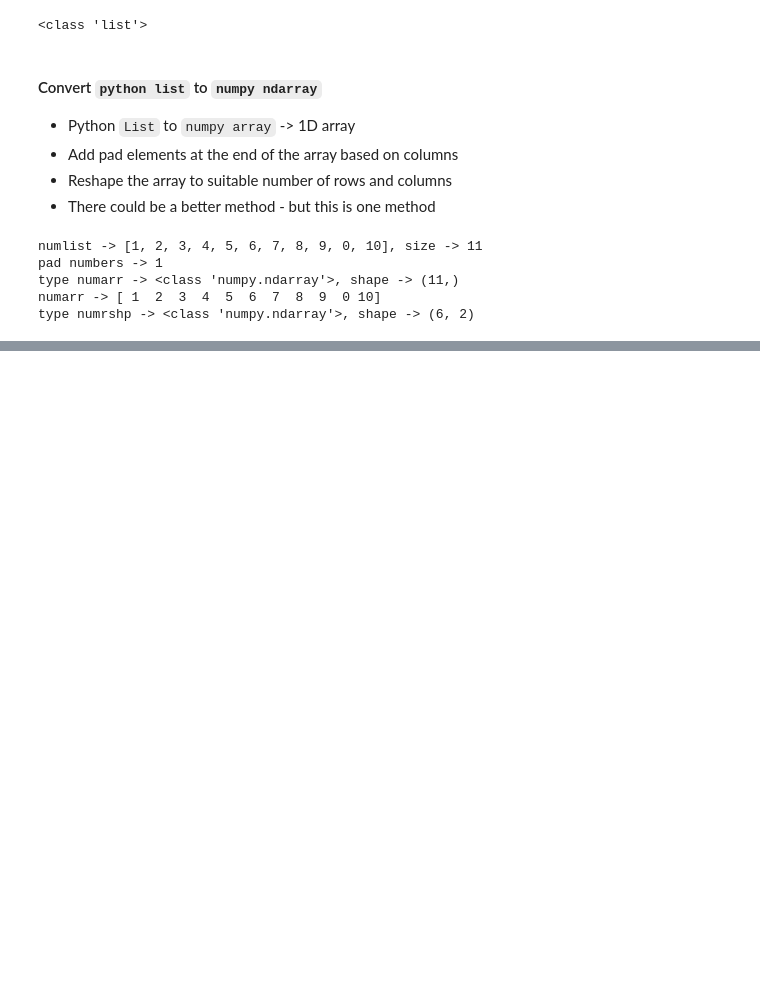
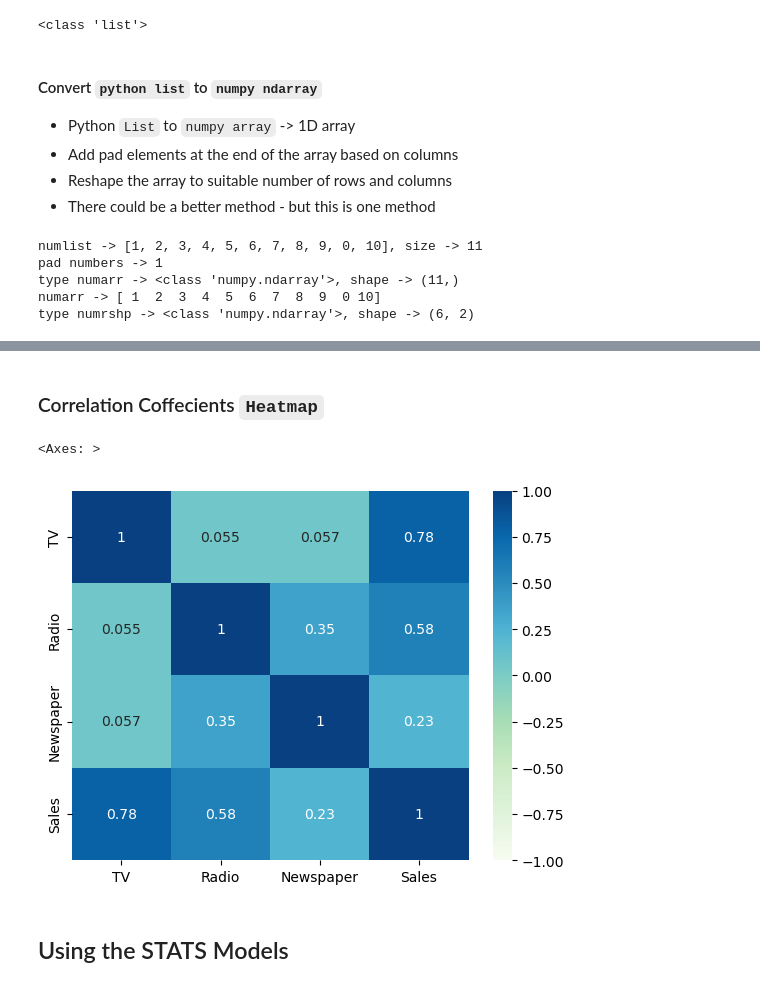
Before and after one commit to sriharip490/AIML-Workbooks, a Jupyter notebook: mlr/mlr-workbook.ipynb, the cells around one changed output, grey strips where cells are left out. Cells and saved outputs as stored; diff of their text form; code cells hidden in the pictures; blank space fills up the shorter version.

```diff
--- a/mlr/mlr-workbook.ipynb
+++ b/mlr/mlr-workbook.ipynb
@@ -130,0 +208,4 @@ sns.pairplot(dataset, diag_kind='kde')
+# %%
+corr = dataset.corr()
+#rint(f"correlation ->\n{corr}")
+corr
@@ -130,0 +218,9 @@ sns.pairplot(dataset, diag_kind='kde')
+# %% [markdown]
+### Correlation Coffecients `Heatmap`
+# %%
+sns.heatmap(corr, vmax=1, vmin=-1, annot=True, cmap='GnBu')
+# %% [output]
+<Axes: >
+[figure, added]
+# %% [markdown]
+## Using the STATS Models
```
Also changed, not shown: parts of 40 cells of this notebook.
